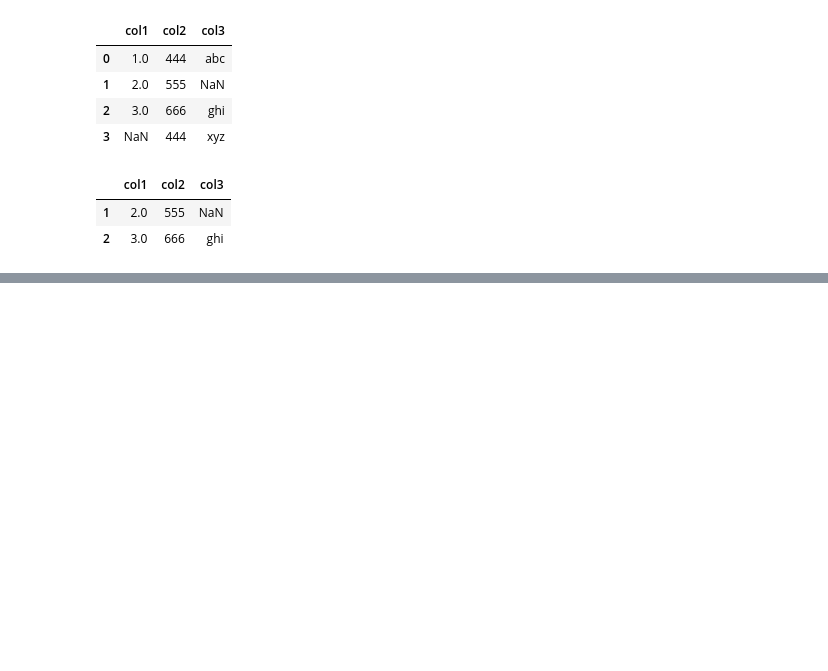
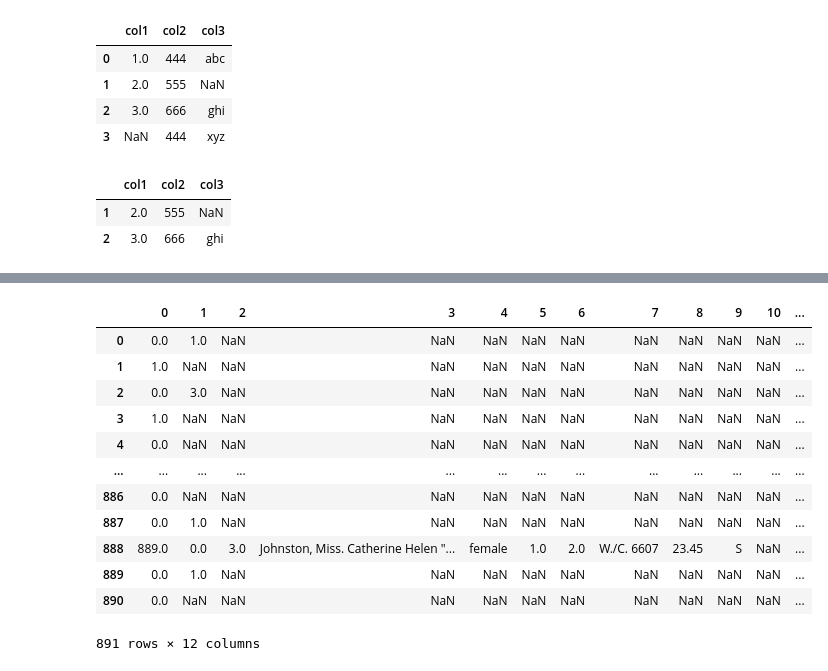
Before and after one commit to BinhHong/Data-Science-Weg, a Jupyter notebook: Python/my_pandas.ipynb, the cells around one changed output, grey strips where cells are left out. Cells and saved outputs as stored; diff of their text form; code cells hidden in the pictures; blank space fills up the shorter version.

```diff
--- a/Python/my_pandas.ipynb
+++ b/Python/my_pandas.ipynb
@@ -903,0 +910,2 @@ df[1:3]
+# %%
+df = pd.read_csv('train.csv')
@@ -903,0 +1012,2 @@ df[1:3]
+# %%
+df['Sex'] = df['Sex'].map({'male':0, 'female':1})
@@ -903,0 +1113,16 @@ df[1:3]
+# %%
+df.mode(axis=1)
+# %% [output]
+|  | 0 | 1 | 2 | 3 | 4 | 5 | 6 | 7 | 8 | 9 | 10 | ... |
+| 0 | 0.0 | 1.0 | NaN | NaN | NaN | NaN | NaN | NaN | NaN | NaN | NaN | ... |
+| 1 | 1.0 | NaN | NaN | NaN | NaN | NaN | NaN | NaN | NaN | NaN | NaN | ... |
+| 2 | 0.0 | 3.0 | NaN | NaN | NaN | NaN | NaN | NaN | NaN | NaN | NaN | ... |
+| 3 | 1.0 | NaN | NaN | NaN | NaN | NaN | NaN | NaN | NaN | NaN | NaN | ... |
+| 4 | 0.0 | NaN | NaN | NaN | NaN | NaN | NaN | NaN | NaN | NaN | NaN | ... |
+| ... | ... | ... | ... | ... | ... | ... | ... | ... | ... | ... | ... | ... |
+| 886 | 0.0 | NaN | NaN | NaN | NaN | NaN | NaN | NaN | NaN | NaN | NaN | ... |
+| 887 | 0.0 | 1.0 | NaN | NaN | NaN | NaN | NaN | NaN | NaN | NaN | NaN | ... |
+| 888 | 889.0 | 0.0 | 3.0 | Johnston, Miss. Catherine Helen "... | female | 1.0 | 2.0 | W./C. 6607 | 23.45 | S | NaN | ... |
+| 889 | 0.0 | 1.0 | NaN | NaN | NaN | NaN | NaN | NaN | NaN | NaN | NaN | ... |
+| 890 | 0.0 | NaN | NaN | NaN | NaN | NaN | NaN | NaN | NaN | NaN | NaN | ... |
+891 rows × 12 columns
```
Also changed, not shown: parts of 21 cells of this notebook.
